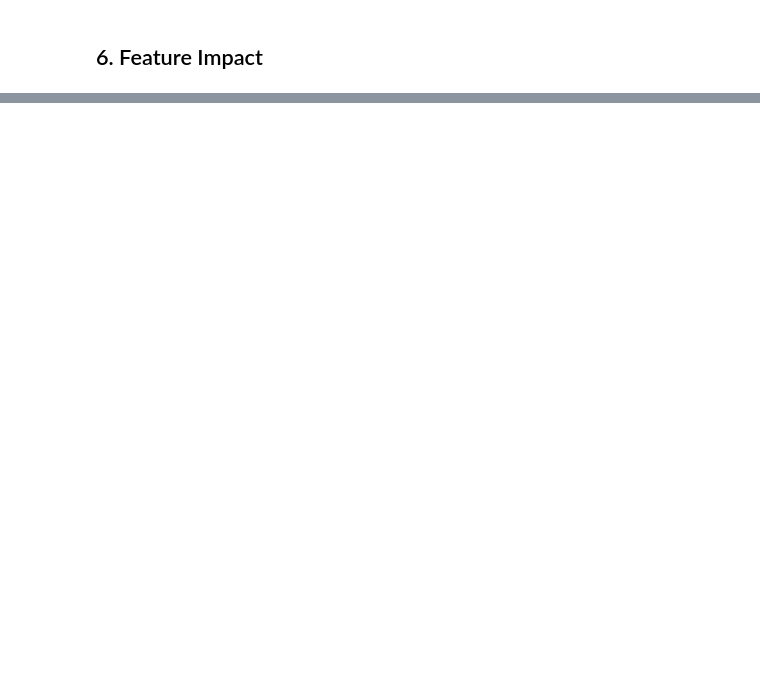
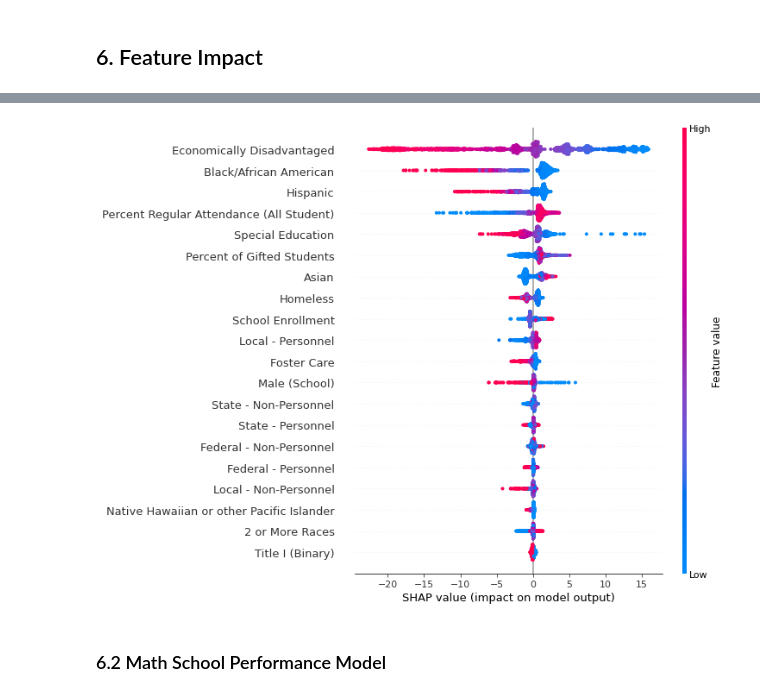
Before and after one commit to cchung106/Capstone-Three, a Jupyter notebook: Notebooks/04_modeling.ipynb, the cells around one changed output, grey strips where cells are left out. Drawn from its saved outputs; the diff is of its cells as text; code cells hidden in the pictures; blank space fills up the shorter version.

```diff
--- a/Notebooks/04_modeling.ipynb
+++ b/Notebooks/04_modeling.ipynb
@@ -1532,0 +1561,3 @@ Furthermore, among those three models, the XGBoost model produced the highest te
+# %%
+explainer_ELA = shap.TreeExplainer(best_xg_ELA2)
+shap_values_ELA = explainer_ELA.shap_values(X=X_train2, tree_limit=None)
@@ -1532,0 +1568,9 @@ Furthermore, among those three models, the XGBoost model produced the highest te
+# %%
+shap.summary_plot(shap_values_ELA, X_train2, feature_names = cols2.tolist(), show=False)
+plt.gcf().axes[-1].set_aspect(100)
+plt.gcf().axes[-1].set_box_aspect(100)
+# %% [output]
+[figure, added]
+# %% [markdown]
+<a id='section6.2'></a>
+### 6.2 Math School Performance Model
```
Also changed, not shown: parts of 35 cells of this notebook.
